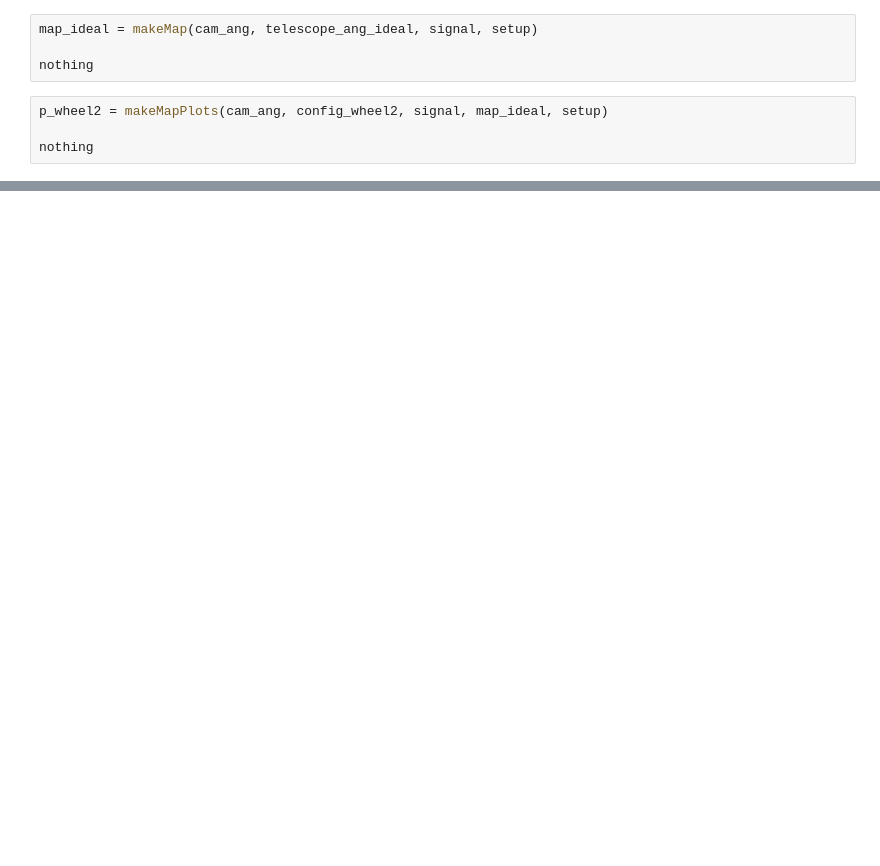
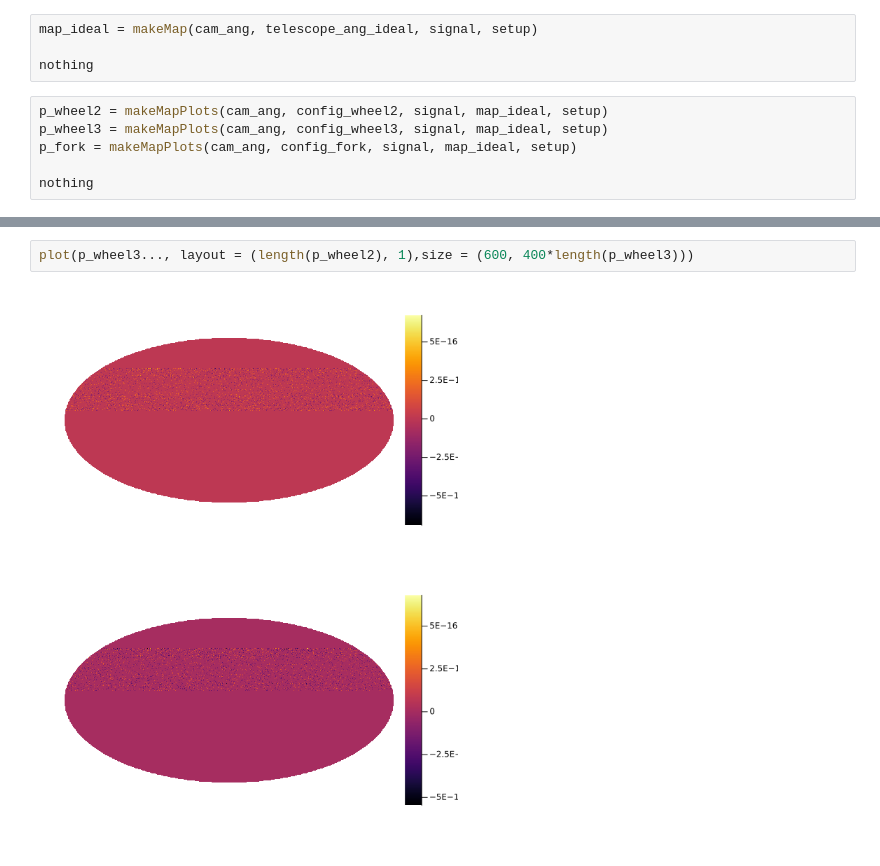
Before and after one commit to teob97/PRMaps.jl, a Jupyter notebook: notebooks/mappe1.ipynb, the cells around one changed output, grey strips where cells are left out. Cells and saved outputs as stored; diff of their text form; blank space fills up the shorter version.

```diff
--- a/notebooks/mappe1.ipynb
+++ b/notebooks/mappe1.ipynb
@@ -38,6 +41,8 @@ map_ideal = makeMap(cam_ang, telescope_ang_ideal, signal, setup)
 nothing
 # %%
 p_wheel2 = makeMapPlots(cam_ang, config_wheel2, signal, map_ideal, setup)
+p_wheel3 = makeMapPlots(cam_ang, config_wheel3, signal, map_ideal, setup)
+p_fork = makeMapPlots(cam_ang, config_fork, signal, map_ideal, setup)
 
 nothing
 # %%
@@ -46,0 +52,4 @@ plot(p_wheel2..., layout = (length(p_wheel2), 1),size = (600, 400*length(p_wheel
+# %%
+plot(p_wheel3..., layout = (length(p_wheel2), 1),size = (600, 400*length(p_wheel3)))
+# %% [output]
+[figure, added]
```
Also changed, not shown: parts of 3 cells of this notebook.
